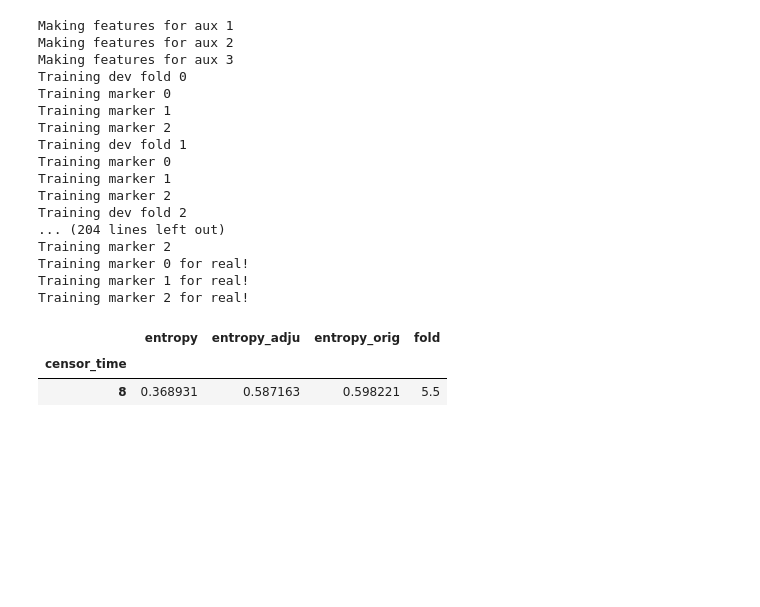
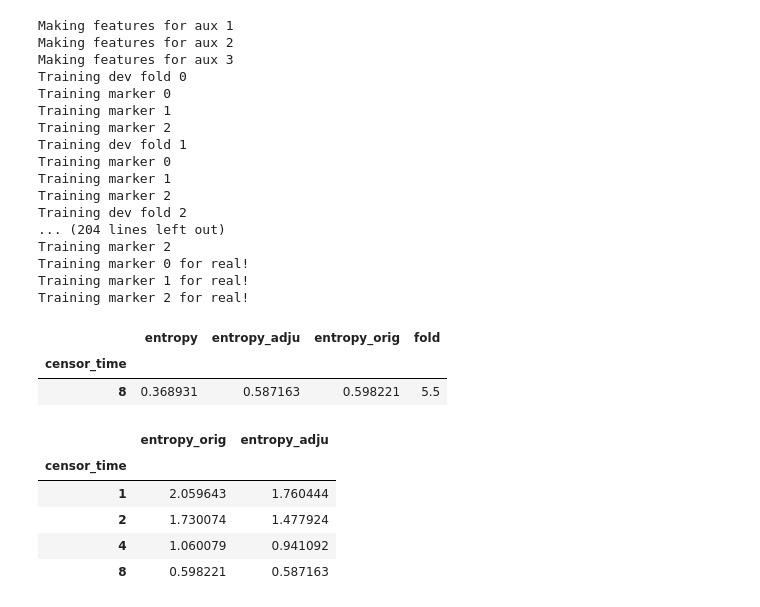
Before and after one commit to pschulam-attic/Notebook, a Jupyter notebook: 2015/07/multinomial-adjustment-experiments.ipynb, the cells around one changed output. Drawn from its saved outputs; the diff is of its cells as text; code cells hidden in the pictures; blank space fills up the shorter version.

Commit message:
Check in full experiment results.

```diff
--- a/2015/07/multinomial-adjustment-experiments.ipynb
+++ b/2015/07/multinomial-adjustment-experiments.ipynb
@@ -729,3 +729,13 @@ results7_tbl.groupby('censor_time').agg(np.mean)
 |  | entropy | entropy_adju | entropy_orig | fold |
 | censor_time |  |  |  |  |
 | 8 | 0.368931 | 0.587163 | 0.598221 | 5.5 |
+# %%
+combined_results = pd.concat([results4_tbl, results5_tbl, results6_tbl, results7_tbl], axis=0)
+combined_results.groupby('censor_time').agg(np.mean)[['entropy_orig', 'entropy_adju']]
+# %% [output]
+|  | entropy_orig | entropy_adju |
+| censor_time |  |  |
+| 1 | 2.059643 | 1.760444 |
+| 2 | 1.730074 | 1.477924 |
+| 4 | 1.060079 | 0.941092 |
+| 8 | 0.598221 | 0.587163 |
```
Also changed, not shown: parts of 1 cell of this notebook, 3 other files.
